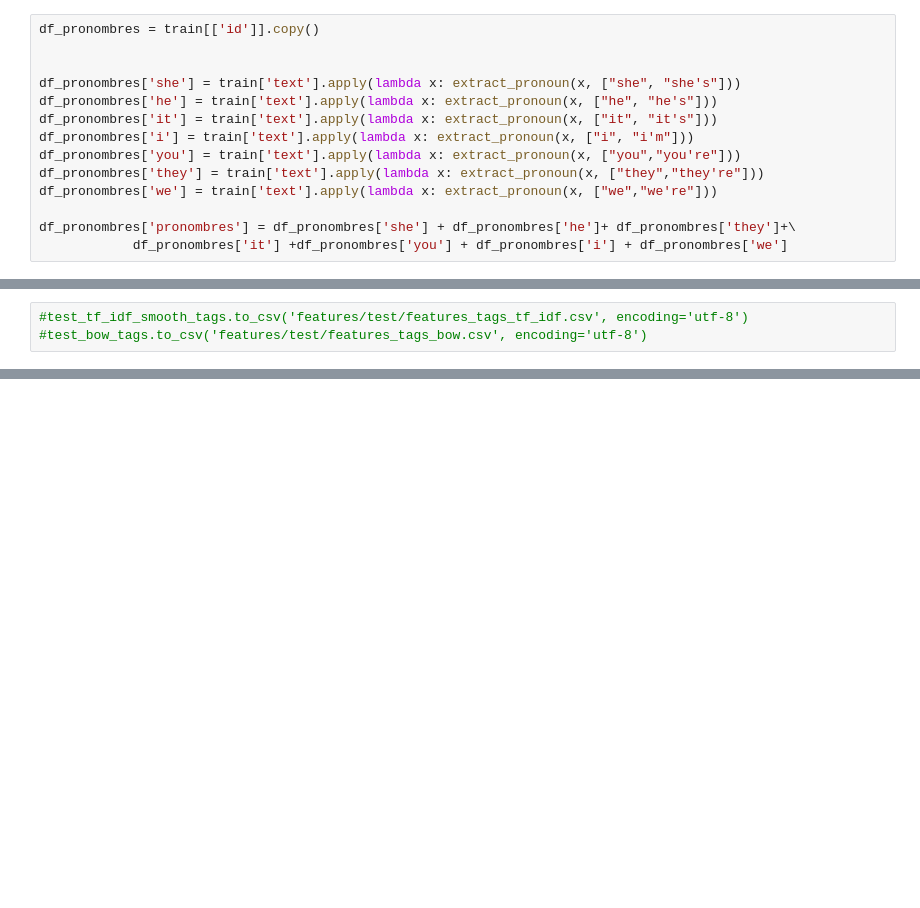
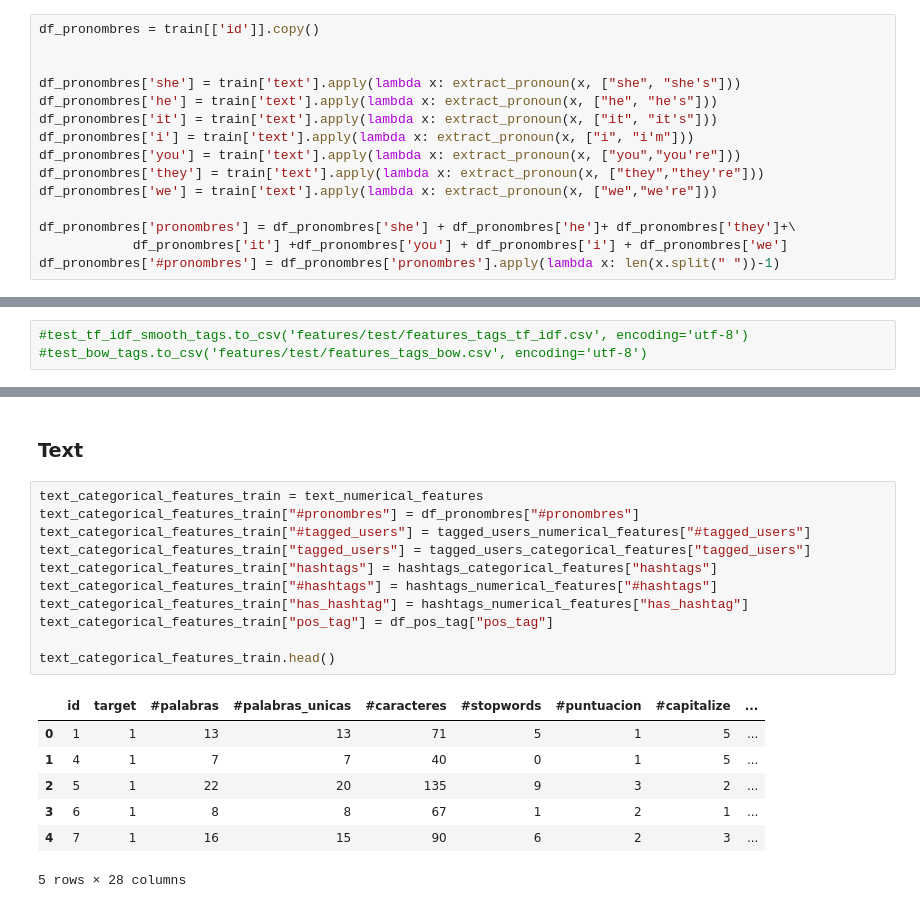
Before and after one commit to anichucai/7506-Datos-datos-tp2, a Jupyter notebook: Features.ipynb, the cells around one changed output, grey strips where cells are left out. Cells and saved outputs as stored; diff of their text form; blank space fills up the shorter version.

```diff
--- a/Features.ipynb
+++ b/Features.ipynb
@@ -1215,3 +1226,4 @@ df_pronombres['we'] = train['text'].apply(lambda x: extract_pronoun(x, ["we","we
 
 df_pronombres['pronombres'] = df_pronombres['she'] + df_pronombres['he']+ df_pronombres['they']+\
             df_pronombres['it'] +df_pronombres['you'] + df_pronombres['i'] + df_pronombres['we']
+df_pronombres['#pronombres'] = df_pronombres['pronombres'].apply(lambda x: len(x.split(" "))-1)
@@ -2167,0 +2214,21 @@ test_tf_idf_smooth_tags = test_tf_idf_smooth_tags.reset_index()
+# %% [markdown]
+### Text
+# %%
+text_categorical_features_train = text_numerical_features
+text_categorical_features_train["#pronombres"] = df_pronombres["#pronombres"]
+text_categorical_features_train["#tagged_users"] = tagged_users_numerical_features["#tagged_users"]
+text_categorical_features_train["tagged_users"] = tagged_users_categorical_features["tagged_users"]
+text_categorical_features_train["hashtags"] = hashtags_categorical_features["hashtags"]
+text_categorical_features_train["#hashtags"] = hashtags_numerical_features["#hashtags"]
+text_categorical_features_train["has_hashtag"] = hashtags_numerical_features["has_hashtag"]
+text_categorical_features_train["pos_tag"] = df_pos_tag["pos_tag"]
+
+text_categorical_features_train.head()
+# %% [output]
+|  | id | target | #palabras | #palabras_unicas | #caracteres | #stopwords | #puntuacion | #capitalize | ... |
+| 0 | 1 | 1 | 13 | 13 | 71 | 5 | 1 | 5 | ... |
+| 1 | 4 | 1 | 7 | 7 | 40 | 0 | 1 | 5 | ... |
+| 2 | 5 | 1 | 22 | 20 | 135 | 9 | 3 | 2 | ... |
+| 3 | 6 | 1 | 8 | 8 | 67 | 1 | 2 | 1 | ... |
+| 4 | 7 | 1 | 16 | 15 | 90 | 6 | 2 | 3 | ... |
+5 rows × 28 columns
```
Also changed, not shown: parts of 30 cells of this notebook, 10 other files.
